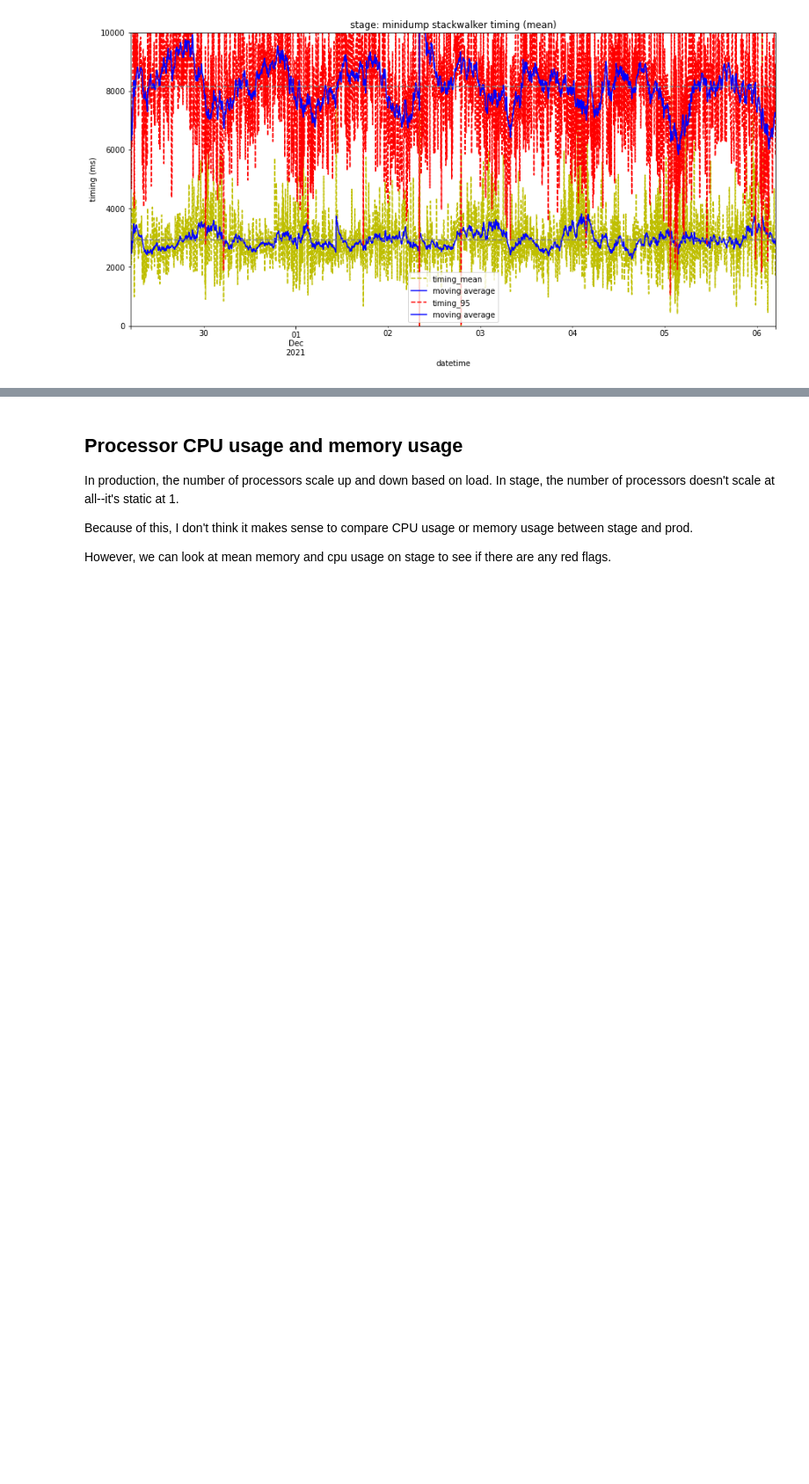
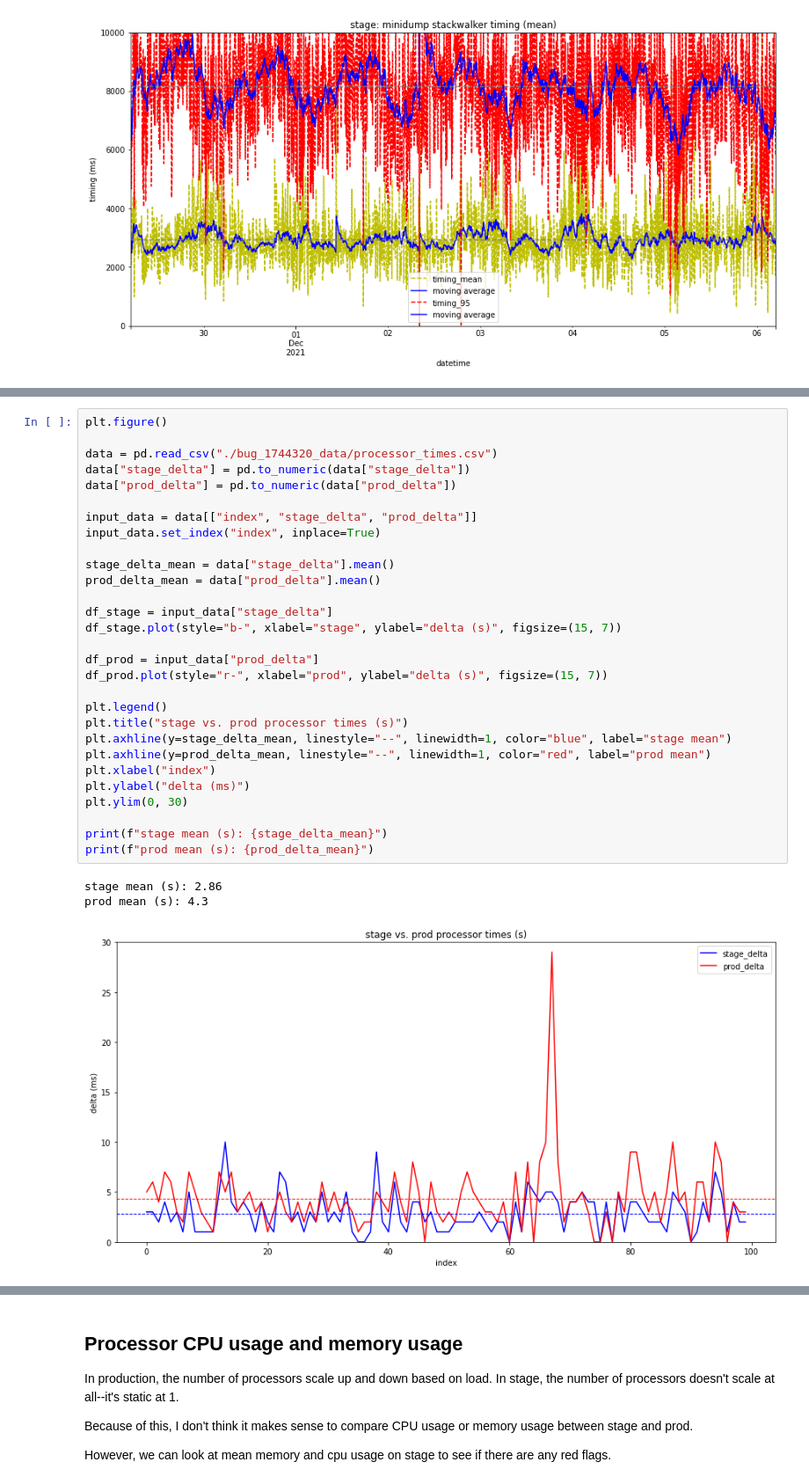
Before and after one commit to willkg/socorro-jupyter, a Jupyter notebook: notebooks/bug_1744320_performance_minidump_stackwalk.ipynb, the cells around one changed output, grey strips where cells are left out. Shown: that part at 88% size. Saved outputs shown, nothing was run; the diff lists cells and outputs as text; blank space fills up the shorter version.

Commit message:
bug 1744320: add processor times for individual crash reports
This adds processor times for individual crash reports as well as some
analysis of that data.

```diff
--- a/notebooks/bug_1744320_performance_minidump_stackwalk.ipynb
+++ b/notebooks/bug_1744320_performance_minidump_stackwalk.ipynb
@@ -132,0 +139,33 @@ I predict we'll see better 95% numbers in prod where Rust minidump-stackwalk can
+# %%
+plt.figure()
+
+data = pd.read_csv("./bug_1744320_data/processor_times.csv")
+data["stage_delta"] = pd.to_numeric(data["stage_delta"])
+data["prod_delta"] = pd.to_numeric(data["prod_delta"])
+
+input_data = data[["index", "stage_delta", "prod_delta"]]
+input_data.set_index("index", inplace=True)
+
+stage_delta_mean = data["stage_delta"].mean()
+prod_delta_mean = data["prod_delta"].mean()
+
+df_stage = input_data["stage_delta"]
+df_stage.plot(style="b-", xlabel="stage", ylabel="delta (s)", figsize=(15, 7))
+
+df_prod = input_data["prod_delta"]
+df_prod.plot(style="r-", xlabel="prod", ylabel="delta (s)", figsize=(15, 7))
+
+plt.legend()
+plt.title("stage vs. prod processor times (s)")
+plt.axhline(y=stage_delta_mean, linestyle="--", linewidth=1, color="blue", label="stage mean")
+plt.axhline(y=prod_delta_mean, linestyle="--", linewidth=1, color="red", label="prod mean")
+plt.xlabel("index")
+plt.ylabel("delta (ms)")
+plt.ylim(0, 30)
+
+print(f"stage mean (s): {stage_delta_mean}")
+print(f"prod mean (s): {prod_delta_mean}")
+# %% [output]
+stage mean (s): 2.86
+prod mean (s): 4.3
+[figure, added]
```
Also changed, not shown: parts of 4 cells of this notebook, 1 other file.
